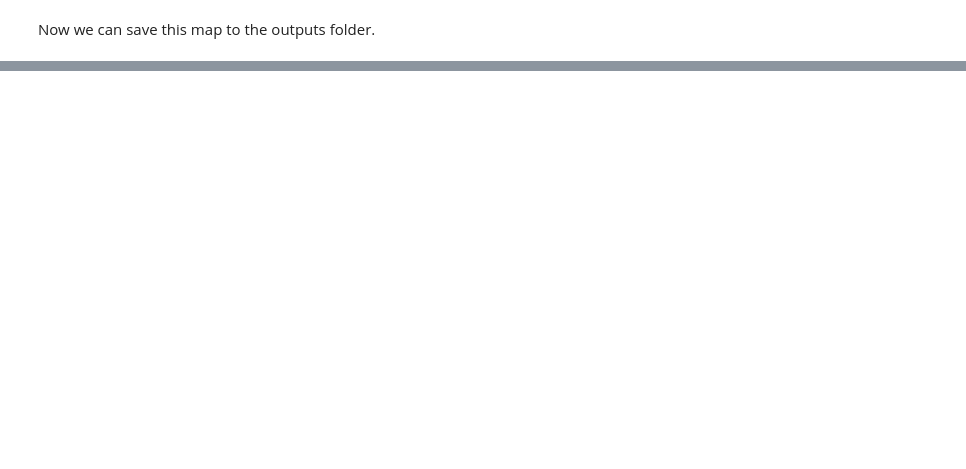
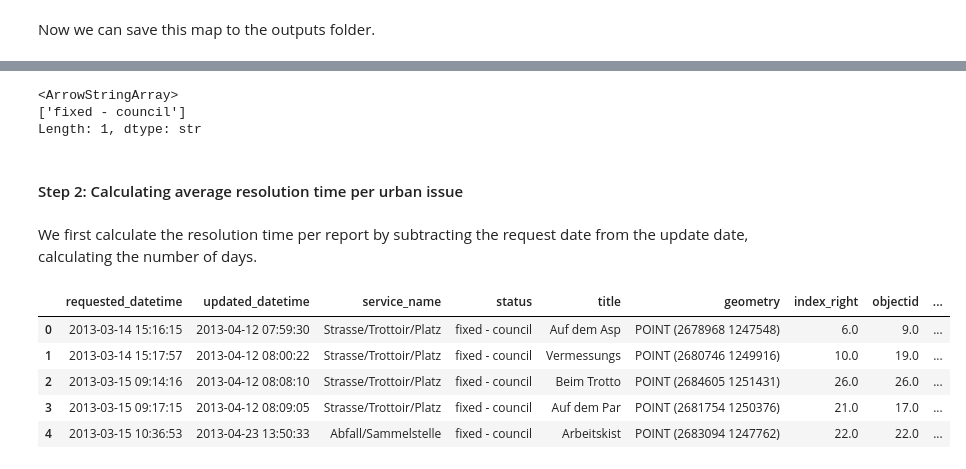
Before and after one commit to dnugent01/zurich-urban-issues, a Jupyter notebook: notebooks/analysis.ipynb, the cells around one changed output, grey strips where cells are left out. Drawn from its saved outputs; the diff is of its cells as text; code cells hidden in the pictures; blank space fills up the shorter version.

Commit message:
calculated average resolution time of each urban issue report category, created barchart for visualization

```diff
--- a/notebooks/analysis.ipynb
+++ b/notebooks/analysis.ipynb
@@ -899,0 +821,3 @@ fig.savefig(
+# %%
+zurich_qi["requested_datetime"] = pd.to_datetime(zurich_qi["requested_datetime"])
+zurich_qi["updated_datetime"] = pd.to_datetime(zurich_qi["updated_datetime"])
@@ -899,0 +847,23 @@ fig.savefig(
+# %%
+resolved_reports = zurich_qi[zurich_qi["status"] == "fixed - council"]
+# %% [output]
+<ArrowStringArray>
+['fixed - council']
+Length: 1, dtype: str
+# %% [markdown]
+#### Step 2: Calculating average resolution time per urban issue
+# %% [markdown]
+We first calculate the resolution time per report by subtracting the request date from the update date, calculating the number of days.
+# %%
+resolved_reports["resolution_days"] = (
+    resolved_reports["updated_datetime"] - resolved_reports["requested_datetime"]
+).dt.days
+
+resolved_reports.head()
+# %% [output]
+|  | requested_datetime | updated_datetime | service_name | status | title | geometry | index_right | objectid | ... |
+| 0 | 2013-03-14 15:16:15 | 2013-04-12 07:59:30 | Strasse/Trottoir/Platz | fixed - council | Auf dem Asp | POINT (2678968 1247548) | 6.0 | 9.0 | ... |
+| 1 | 2013-03-14 15:17:57 | 2013-04-12 08:00:22 | Strasse/Trottoir/Platz | fixed - council | Vermessungs | POINT (2680746 1249916) | 10.0 | 19.0 | ... |
+| 2 | 2013-03-15 09:14:16 | 2013-04-12 08:08:10 | Strasse/Trottoir/Platz | fixed - council | Beim Trotto | POINT (2684605 1251431) | 26.0 | 26.0 | ... |
+| 3 | 2013-03-15 09:17:15 | 2013-04-12 08:09:05 | Strasse/Trottoir/Platz | fixed - council | Auf dem Par | POINT (2681754 1250376) | 21.0 | 17.0 | ... |
+| 4 | 2013-03-15 10:36:53 | 2013-04-23 13:50:33 | Abfall/Sammelstelle | fixed - council | Arbeitskist | POINT (2683094 1247762) | 22.0 | 22.0 | ... |
```
Also changed, not shown: parts of 31 cells of this notebook, 3 other files.
